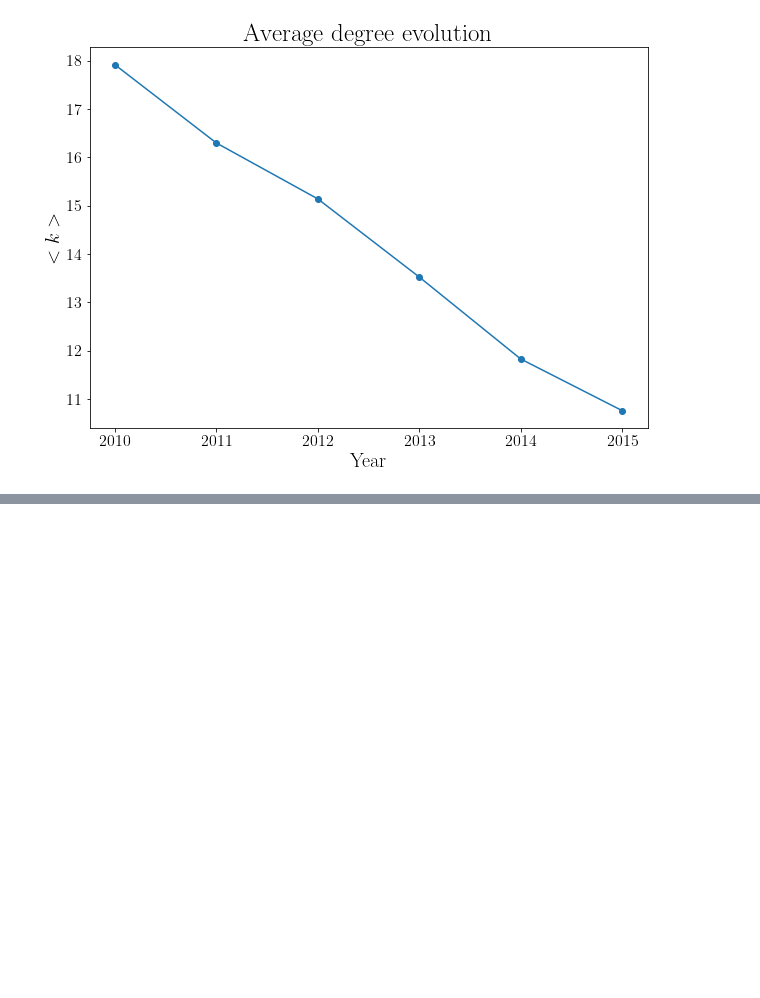
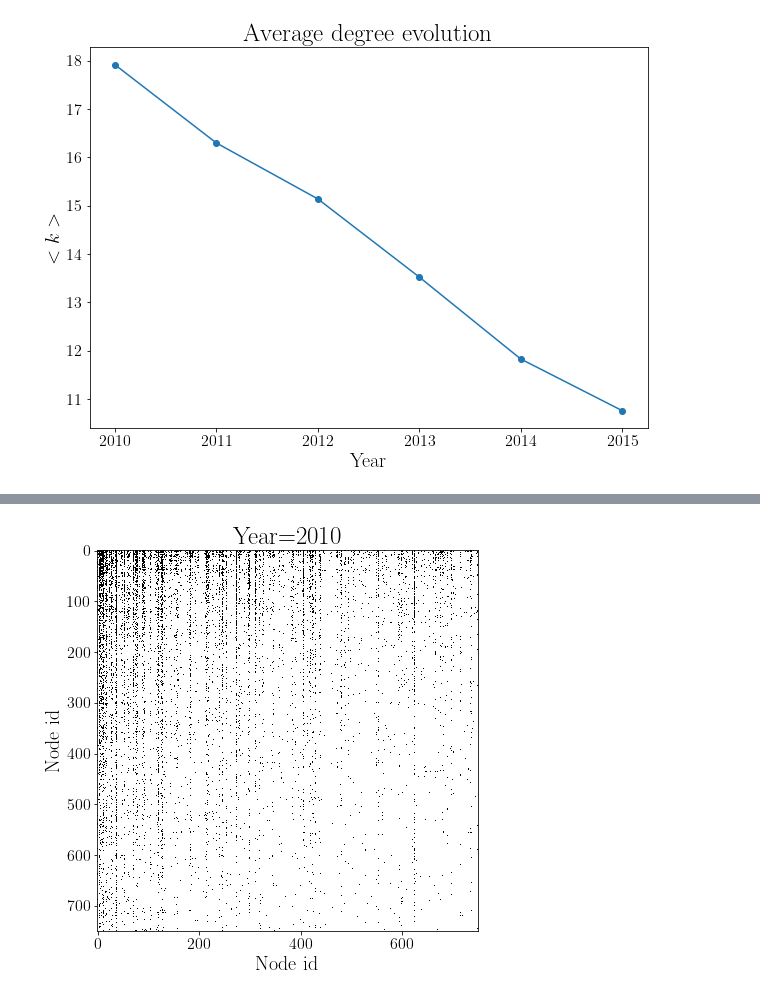
Before and after one commit to luis-tm/network_science, a Jupyter notebook: FINAL_PROJECT_CODE.ipynb, the cells around one changed output, grey strips where cells are left out. Cells and saved outputs as stored; diff of their text form; code cells hidden in the pictures; blank space fills up the shorter version.

Commit message:
Script extract dataset

```diff
--- a/FINAL_PROJECT_CODE.ipynb
+++ b/FINAL_PROJECT_CODE.ipynb
@@ -38,7 +39,8 @@ years = ["2010", "2011", "2012", "2013", "2014", "2015"]
 def get_largest_cluster_size(network):
     return [len(c) for c in sorted(nx.connected_components(network), key=len, reverse=True)][0]
 
-def get_sorted_adj_matrix(network):
+def get_sorted_adj_matrix(year):
+    network = load_network_from_year(year)
     adjm = nx.adjacency_matrix(network)
     adjm_dense = adjm.todense()
     ones_per_row = []
@@ -48,6 +50,18 @@ def get_sorted_adj_matrix(network):
     indexes = indexes[::-1]
     adjm_dense = adjm_dense[indexes, :]
     return adjm_dense
+
+def plot_adj_matrix(year, matrix_filter):
+    sorted_matrix = get_sorted_adj_matrix(year)
+    plt.figure(figsize=(7,7))
+    plt.tick_params(axis='both', labelsize=16)
+    plt.title(f"Year={year}", fontsize=25)
+    plt.xlabel("Node id", fontsize=20)
+    plt.ylabel("Node id", fontsize=20)
+    plt.imshow(sorted_matrix[:matrix_filter, :matrix_filter], cmap="Greys", interpolation="none")
+    if save_plots:
+        plt.savefig(plot_filepath + f"{global_dataset}_adj_matrix_{year}.png")
+    plt.show()
 
 def get_eigenvector_centrality(network):
     return nx.eigenvector_centrality(network)
@@ -288,0 +358,4 @@ xmin progress: 99%
+# %%
+plot_adj_matrix("2010", 750)
+# %% [output]
+[figure, added]
```
Also changed, not shown: parts of 13 cells of this notebook, 23 other files.
